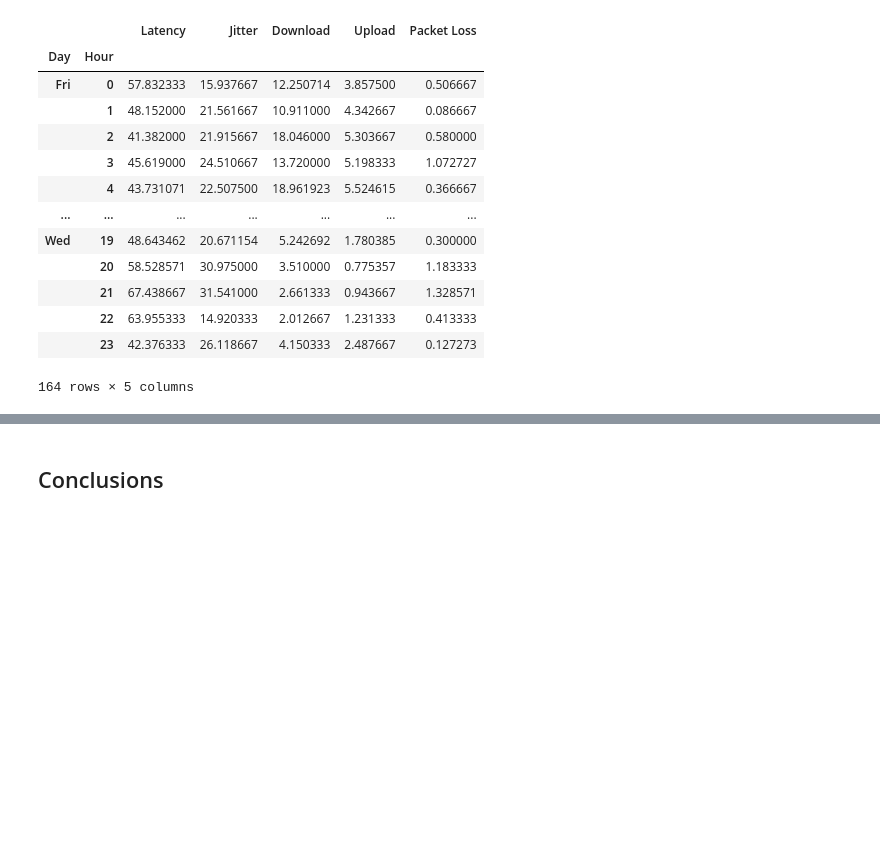
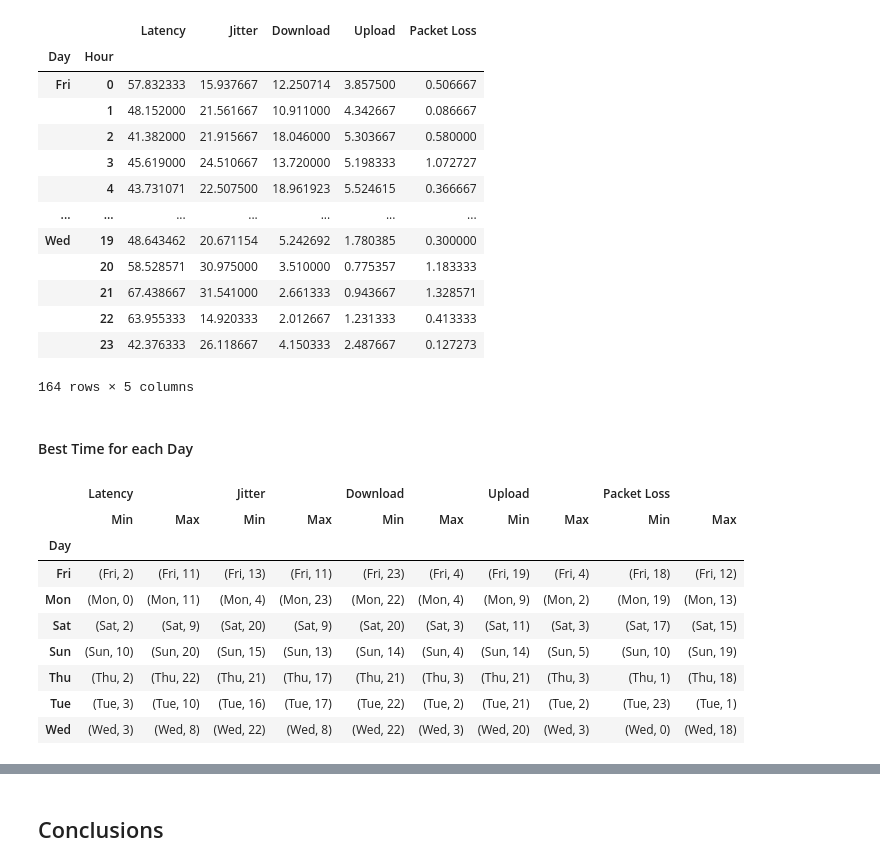
Before and after one commit to shanthiii/Internet-Analysis-Project, a Jupyter notebook: Internet_Analysis.ipynb, the cells around one changed output, grey strips where cells are left out. Cells and saved outputs as stored; diff of their text form; code cells hidden in the pictures; blank space fills up the shorter version.

```diff
--- a/Internet_Analysis.ipynb
+++ b/Internet_Analysis.ipynb
@@ -232,3 +232,19 @@ display(analytics)
 |  | 22 | 63.955333 | 14.920333 | 2.012667 | 1.231333 | 0.413333 |
 |  | 23 | 42.376333 | 26.118667 | 4.150333 | 2.487667 | 0.127273 |
 164 rows × 5 columns
+# %% [markdown]
+#### Best Time for each Day
+# %%
+time_analytics=analytics.groupby('Day').agg(dict.fromkeys(['Latency','Jitter','Download','Upload','Packet Loss'], ['idxmin','idxmax'])).rename(columns={'idxmin':'Min','idxmax':'Max'})
+display(time_analytics)
+# %% [output]
+|  | Latency |  | Jitter |  | Download |  | Upload |  | Packet Loss |  |
+|  | Min | Max | Min | Max | Min | Max | Min | Max | Min | Max |
+| Day |  |  |  |  |  |  |  |  |  |  |
+| Fri | (Fri, 2) | (Fri, 11) | (Fri, 13) | (Fri, 11) | (Fri, 23) | (Fri, 4) | (Fri, 19) | (Fri, 4) | (Fri, 18) | (Fri, 12) |
+| Mon | (Mon, 0) | (Mon, 11) | (Mon, 4) | (Mon, 23) | (Mon, 22) | (Mon, 4) | (Mon, 9) | (Mon, 2) | (Mon, 19) | (Mon, 13) |
+| Sat | (Sat, 2) | (Sat, 9) | (Sat, 20) | (Sat, 9) | (Sat, 20) | (Sat, 3) | (Sat, 11) | (Sat, 3) | (Sat, 17) | (Sat, 15) |
+| Sun | (Sun, 10) | (Sun, 20) | (Sun, 15) | (Sun, 13) | (Sun, 14) | (Sun, 4) | (Sun, 14) | (Sun, 5) | (Sun, 10) | (Sun, 19) |
+| Thu | (Thu, 2) | (Thu, 22) | (Thu, 21) | (Thu, 17) | (Thu, 21) | (Thu, 3) | (Thu, 21) | (Thu, 3) | (Thu, 1) | (Thu, 18) |
+| Tue | (Tue, 3) | (Tue, 10) | (Tue, 16) | (Tue, 17) | (Tue, 22) | (Tue, 2) | (Tue, 21) | (Tue, 2) | (Tue, 23) | (Tue, 1) |
+| Wed | (Wed, 3) | (Wed, 8) | (Wed, 22) | (Wed, 8) | (Wed, 22) | (Wed, 3) | (Wed, 20) | (Wed, 3) | (Wed, 0) | (Wed, 18) |
```
Also changed, not shown: parts of 9 cells of this notebook.
